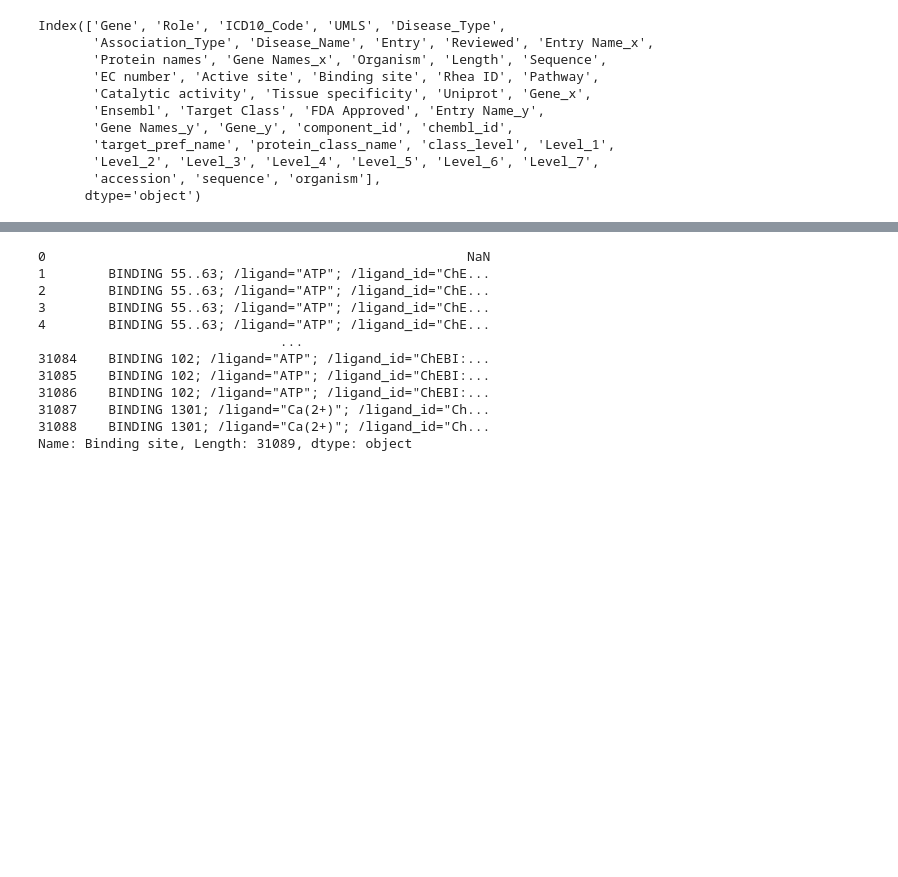
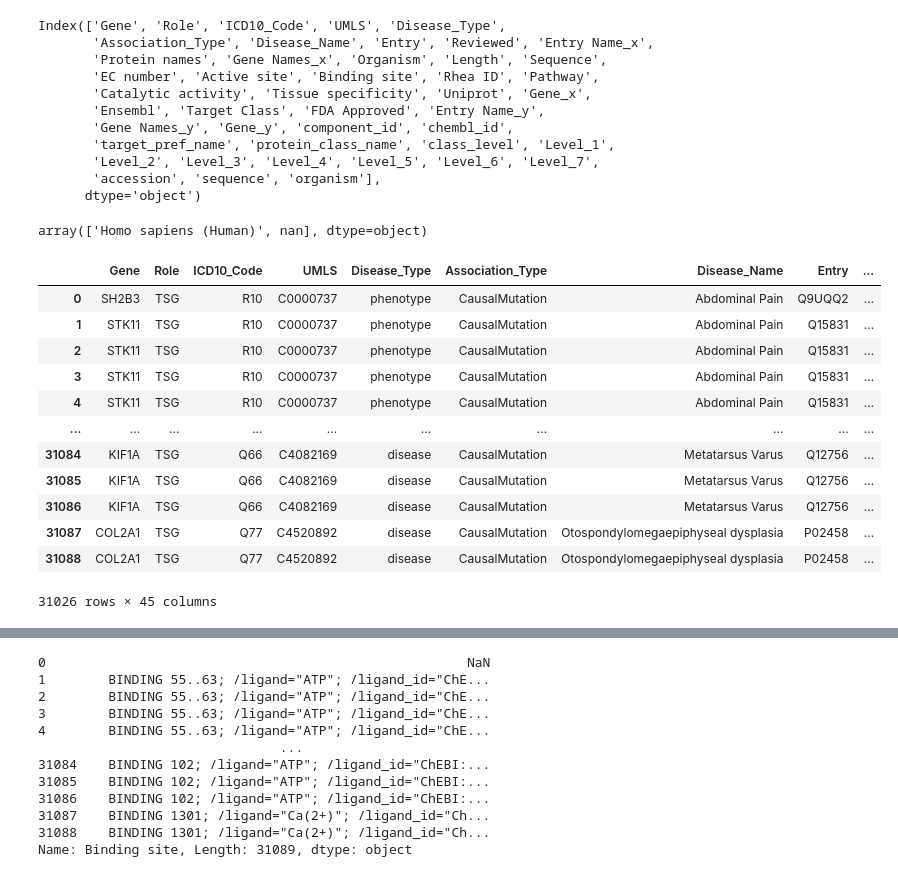
Before and after one commit to ygrepo/drug_discovery, a Jupyter notebook: notebook/load_data.ipynb, the cells around one changed output, grey strips where cells are left out. Drawn from its saved outputs; the diff is of its cells as text; code cells hidden in the pictures; blank space fills up the shorter version.

Commit message:
Added gene analysis

```diff
--- a/notebook/load_data.ipynb
+++ b/notebook/load_data.ipynb
@@ -40,3 +40,24 @@ Index(['Gene', 'Role', 'ICD10_Code', 'UMLS', 'Disease_Type',
        'Level_2', 'Level_3', 'Level_4', 'Level_5', 'Level_6', 'Level_7',
        'accession', 'sequence', 'organism'],
       dtype='object')
+# %%
+df["Organism"].unique()
+# %% [output]
+array(['Homo sapiens (Human)', nan], dtype=object)
+# %%
+mask = df["Organism"].notna() & df["Organism"].str.contains("Homo sapiens", regex=False)
+df[mask]
+# %% [output]
+|  | Gene | Role | ICD10_Code | UMLS | Disease_Type | Association_Type | Disease_Name | Entry | ... |
+| 0 | SH2B3 | TSG | R10 | C0000737 | phenotype | CausalMutation | Abdominal Pain | Q9UQQ2 | ... |
+| 1 | STK11 | TSG | R10 | C0000737 | phenotype | CausalMutation | Abdominal Pain | Q15831 | ... |
+| 2 | STK11 | TSG | R10 | C0000737 | phenotype | CausalMutation | Abdominal Pain | Q15831 | ... |
+| 3 | STK11 | TSG | R10 | C0000737 | phenotype | CausalMutation | Abdominal Pain | Q15831 | ... |
+| 4 | STK11 | TSG | R10 | C0000737 | phenotype | CausalMutation | Abdominal Pain | Q15831 | ... |
+| ... | ... | ... | ... | ... | ... | ... | ... | ... | ... |
+| 31084 | KIF1A | TSG | Q66 | C4082169 | disease | CausalMutation | Metatarsus Varus | Q12756 | ... |
+| 31085 | KIF1A | TSG | Q66 | C4082169 | disease | CausalMutation | Metatarsus Varus | Q12756 | ... |
+| 31086 | KIF1A | TSG | Q66 | C4082169 | disease | CausalMutation | Metatarsus Varus | Q12756 | ... |
+| 31087 | COL2A1 | TSG | Q77 | C4520892 | disease | CausalMutation | Otospondylomegaepiphyseal dysplasia | P02458 | ... |
+| 31088 | COL2A1 | TSG | Q77 | C4520892 | disease | CausalMutation | Otospondylomegaepiphyseal dysplasia | P02458 | ... |
+31026 rows × 45 columns
```
Also changed, not shown: parts of 1 cell of this notebook, 1 other file.
